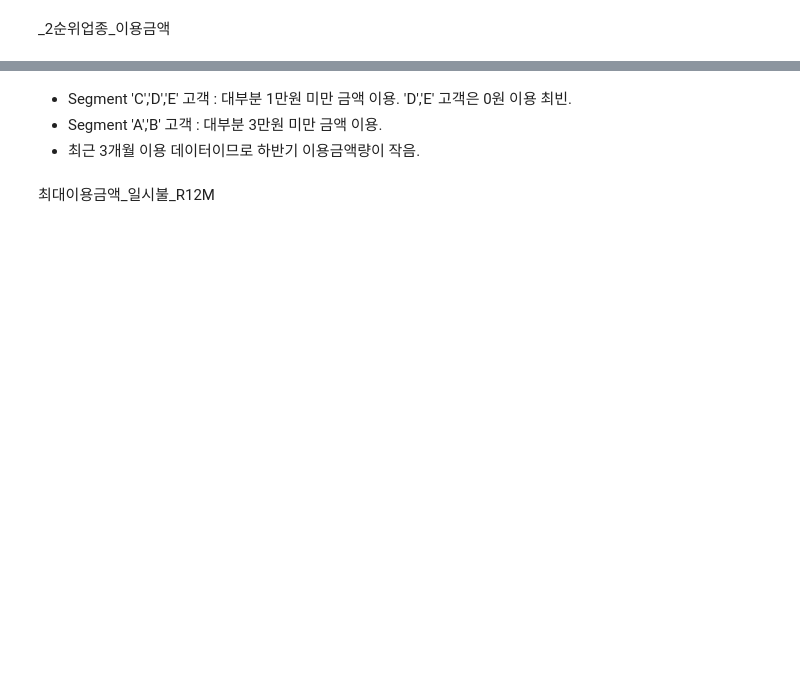
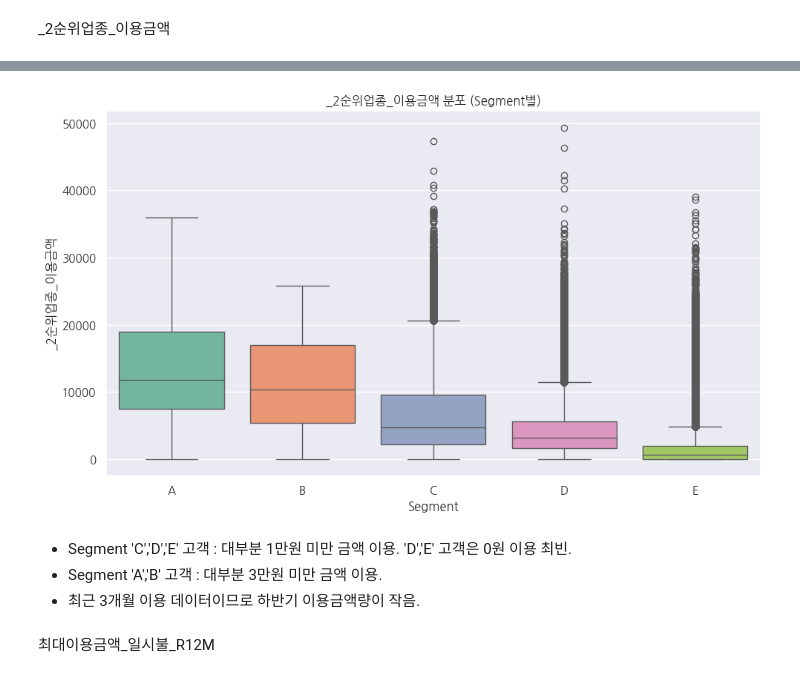
Before and after one commit to minji1404/likelion_finalproject, a Jupyter notebook: members/최현석/jupyter/6.EDA.ipynb, the cells around one changed output, grey strips where cells are left out. Drawn from its saved outputs; the diff is of its cells as text; code cells hidden in the pictures; blank space fills up the shorter version.

```diff
--- a/members/최현석/jupyter/6.EDA.ipynb
+++ b/members/최현석/jupyter/6.EDA.ipynb
@@ -231,3 +227,25 @@ plt.show()
+# %%
+# 1) 원하는 순서와 그에 맞춘 색상 팔레트 정의
+order = ['A', 'B', 'C', 'D', 'E']
+palette = sns.color_palette("Set2", n_colors=len(order))  # Set2 팔레트에서 5가지 색 추출
+
+# 2) 박스플롯 그리기
+plt.figure(figsize=(10, 6))
+sns.boxplot(
+    data=train_df,
+    x='Segment',
+    y='_2순위업종_이용금액',
+    order=order,
+    palette=palette,
+    showfliers=True
+)
+plt.title('_2순위업종_이용금액 분포 (Segment별)')
+plt.xlabel('Segment')
+plt.ylabel('_2순위업종_이용금액')
+plt.tight_layout()
+plt.show()
+# %% [output]
+[figure, added]
 # %% [markdown]
 - Segment 'C','D','E' 고객 : 대부분 1만원 미만 금액 이용. 'D','E' 고객은 0원 이용 최빈.
 - Segment 'A','B' 고객 : 대부분 3만원 미만 금액 이용.
```
Also changed, not shown: parts of 12 cells of this notebook, 8 other files.
